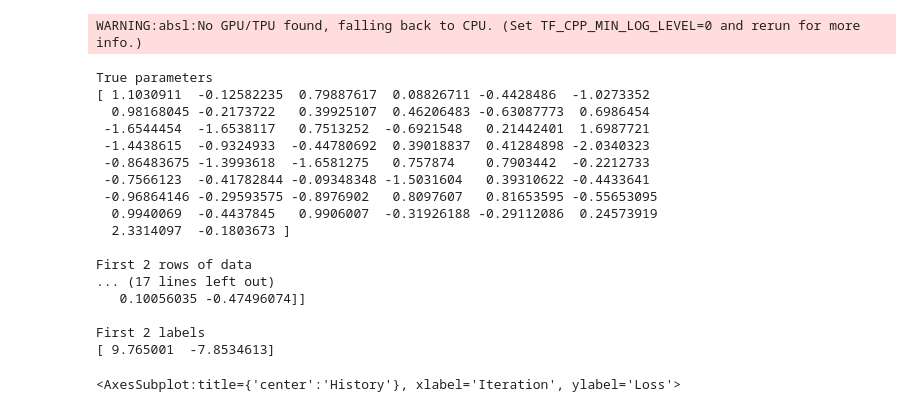
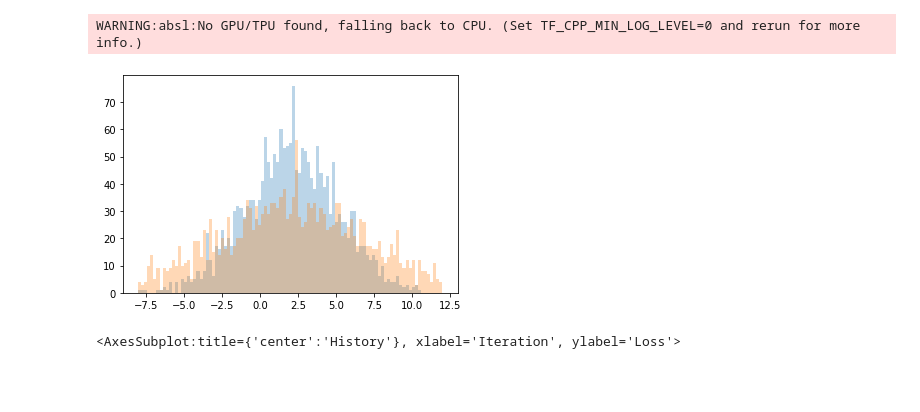
Before and after one commit to sam-bailey/melvin, a Jupyter notebook: examples/gaussian_density_estimation.ipynb, the cells around one changed output. Saved outputs shown, nothing was run; the diff lists cells and outputs as text; code cells hidden in the pictures; blank space fills up the shorter version.

```diff
--- a/examples/gaussian_density_estimation.ipynb
+++ b/examples/gaussian_density_estimation.ipynb
@@ -9,40 +9,21 @@ from functools import partial
 # %%
 SEED = random.PRNGKey(123068)
 N_ROWS = 2000
-N_PARAMS = 50
-NOISE_AMPLITUDE = 2.0
+LATENT_MEAN = 2.0
+LATENT_STD = 3.0
+NOISE_STD = 2.0
 # %% [output]
 WARNING:absl:No GPU/TPU found, falling back to CPU. (Set TF_CPP_MIN_LOG_LEVEL=0 and rerun for more info.)
-# %%
-SEED, _seed = random.split(SEED)
-true_params = jax.random.normal(key=_seed, shape=(N_PARAMS,))
-print(f"True parameters\n{true_params}")
-
-SEED, _seed = random.split(SEED)
-X = jax.random.normal(key=_seed, shape=(N_ROWS, N_PARAMS))
-print(f"\nFirst 2 rows of data\n{X[:2,:]}")
-
-SEED, _seed = random.split(SEED)
-eps = NOISE_AMPLITUDE*jax.random.normal(key=_seed, shape=(N_ROWS,))
-y = X @ true_params + eps
-print(f"\nFirst 2 labels\n{y[:2]}")
-# %% [output]
-True parameters
-[ 1.1030911  -0.12582235  0.79887617  0.08826711 -0.4428486  -1.0273352
-  0.98168045 -0.2173722   0.39925107  0.46206483 -0.63087773  0.6986454
- -1.6544454  -1.6538117   0.7513252  -0.6921548   0.21442401  1.6987721
- -1.4438615  -0.9324933  -0.44780692  0.39018837  0.41284898 -2.0340323
- -0.86483675 -1.3993618  -1.6581275   0.757874    0.7903442  -0.2212733
- -0.7566123  -0.41782844 -0.09348348 -1.5031604   0.39310622 -0.4433641
- -0.96864146 -0.29593575 -0.8976902   0.8097607   0.81653595 -0.55653095
-  0.9940069  -0.4437845   0.9906007  -0.31926188 -0.29112086  0.24573919
-  2.3314097  -0.1803673 ]
-
-First 2 rows of data
-... (17 lines left out)
-   0.10056035 -0.47496074]]
-
-First 2 labels
-[ 9.765001  -7.8534613]
+# %%
+SEED, _seed_1, _seed_2 = random.split(SEED,3)
+y_latent = jax.random.normal(key=_seed_1, shape=(N_ROWS,))*LATENT_STD + LATENT_MEAN
+y = y_latent + jax.random.normal(key=_seed_1, shape=(N_ROWS,))*NOISE_STD
+# %%
+bins = jnp.linspace(-8,12,100)
+plt.hist(y_latent, bins=bins, alpha=0.3)
+plt.hist(y, bins=bins, alpha=0.3)
+plt.show()
+# %% [output]
+[figure, added]
 # %%
 def model_fn(params, X):
```
Also changed, not shown: parts of 1 cell of this notebook.
